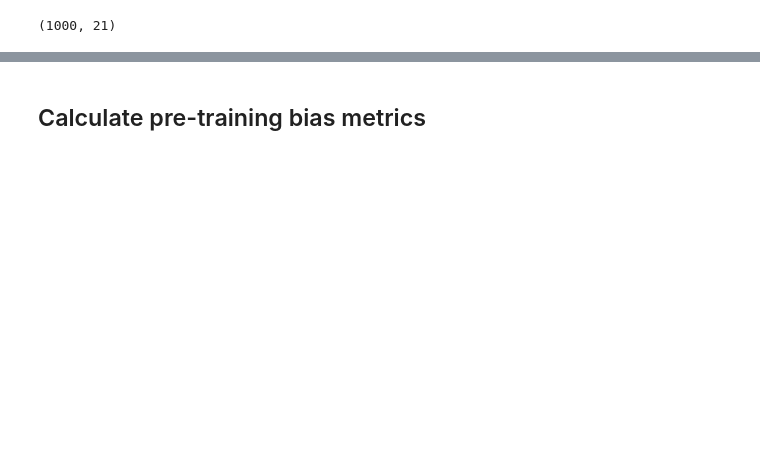
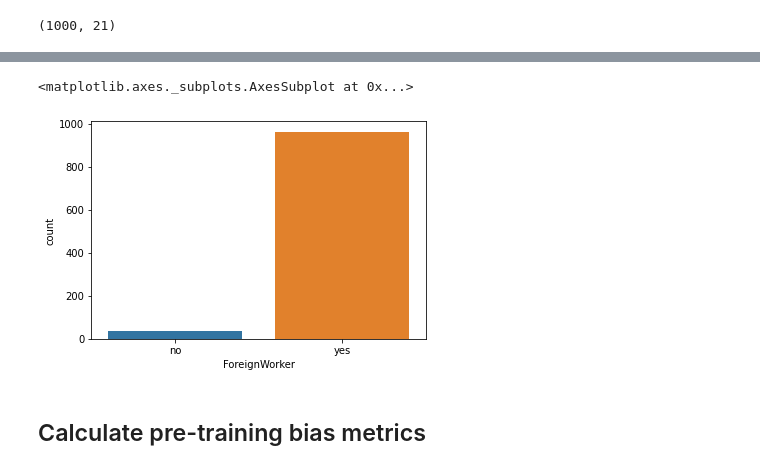
Before and after one commit to aws/amazon-sagemaker-clarify, a Jupyter notebook: examples/Bias_metrics_usage.ipynb, the cells around one changed output, grey strips where cells are left out. Cells and saved outputs as stored; diff of their text form; code cells hidden in the pictures; blank space fills up the shorter version.

```diff
--- a/examples/Bias_metrics_usage.ipynb
+++ b/examples/Bias_metrics_usage.ipynb
@@ -24,3 +34,8 @@ df.head()
+# %%
+sns.countplot(df['ForeignWorker'])
+# %% [output]
+<matplotlib.axes._subplots.AxesSubplot at 0x...>
+[figure, added]
 # %% [markdown]
 ## Calculate pre-training bias metrics
 # %%
```
Also changed, not shown: parts of 35 cells of this notebook, 1 other file.
